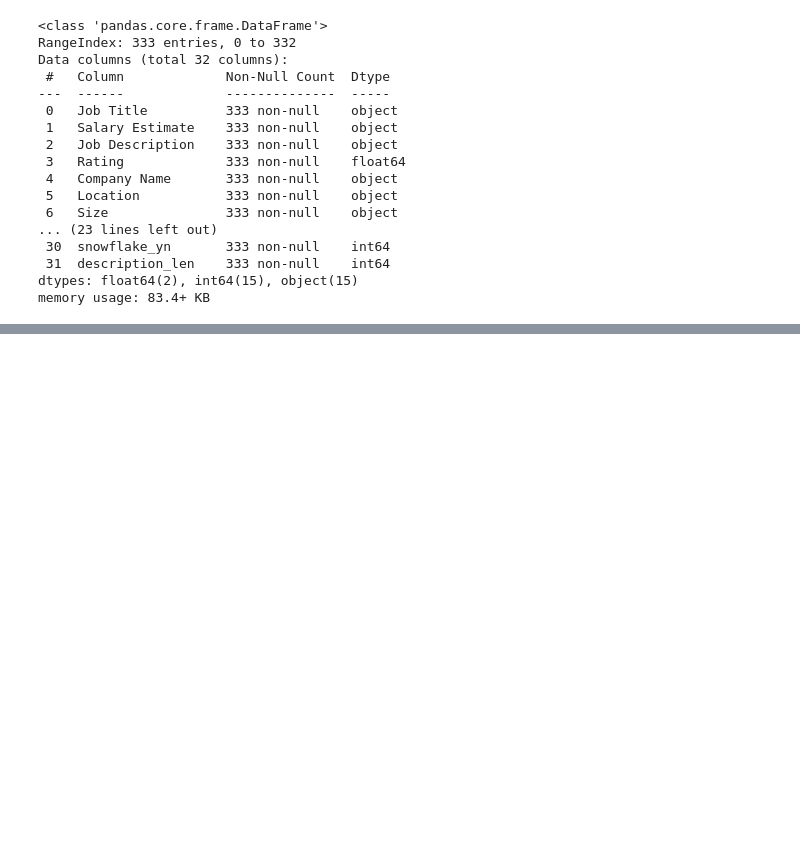
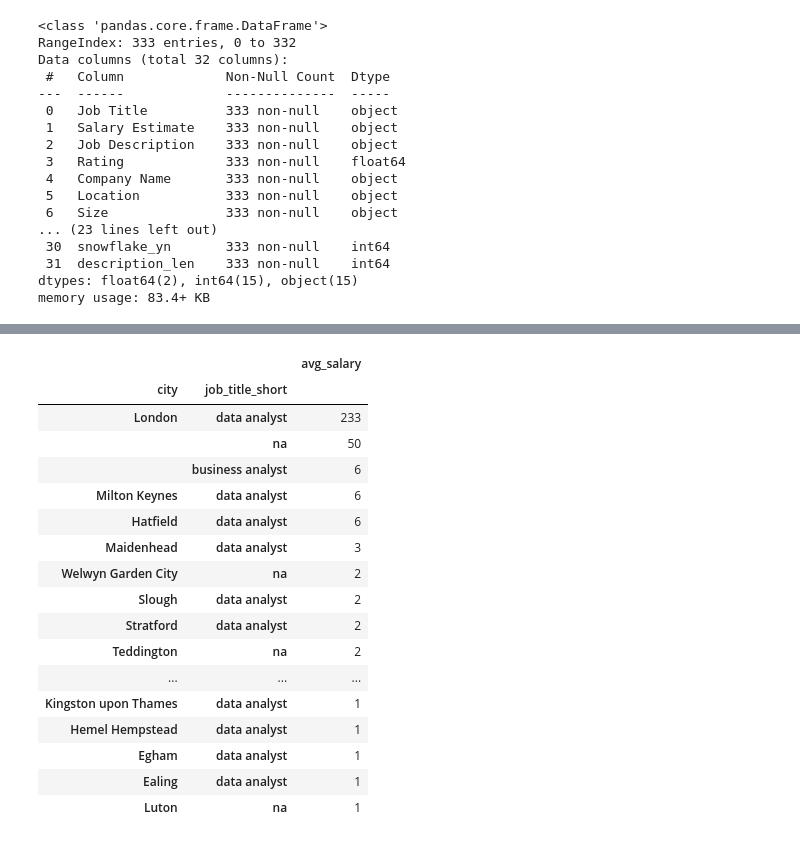
Before and after one commit to AndriiAdamchuk/ds_job_search_project, a Jupyter notebook: exploration_data_analysis.ipynb, the cells around one changed output, grey strips where cells are left out. Drawn from its saved outputs; the diff is of its cells as text; code cells hidden in the pictures; blank space fills up the shorter version.

```diff
--- a/exploration_data_analysis.ipynb
+++ b/exploration_data_analysis.ipynb
@@ -192,0 +257,21 @@ TypeError: 'Index' object is not callable
+# %%
+pd.pivot_table(df, index=['city', 'job_title_short'], values = 'avg_salary', aggfunc='count').sort_values('avg_salary', ascending = False)
+# %% [output]
+|  |  | avg_salary |
+| city | job_title_short |  |
+| London | data analyst | 233 |
+|  | na | 50 |
+|  | business analyst | 6 |
+| Milton Keynes | data analyst | 6 |
+| Hatfield | data analyst | 6 |
+| Maidenhead | data analyst | 3 |
+| Welwyn Garden City | na | 2 |
+| Slough | data analyst | 2 |
+| Stratford | data analyst | 2 |
+| Teddington | na | 2 |
+| ... | ... | ... |
+| Kingston upon Thames | data analyst | 1 |
+| Hemel Hempstead | data analyst | 1 |
+| Egham | data analyst | 1 |
+| Ealing | data analyst | 1 |
+| Luton | na | 1 |
```
Also changed, not shown: parts of 7 cells of this notebook.
